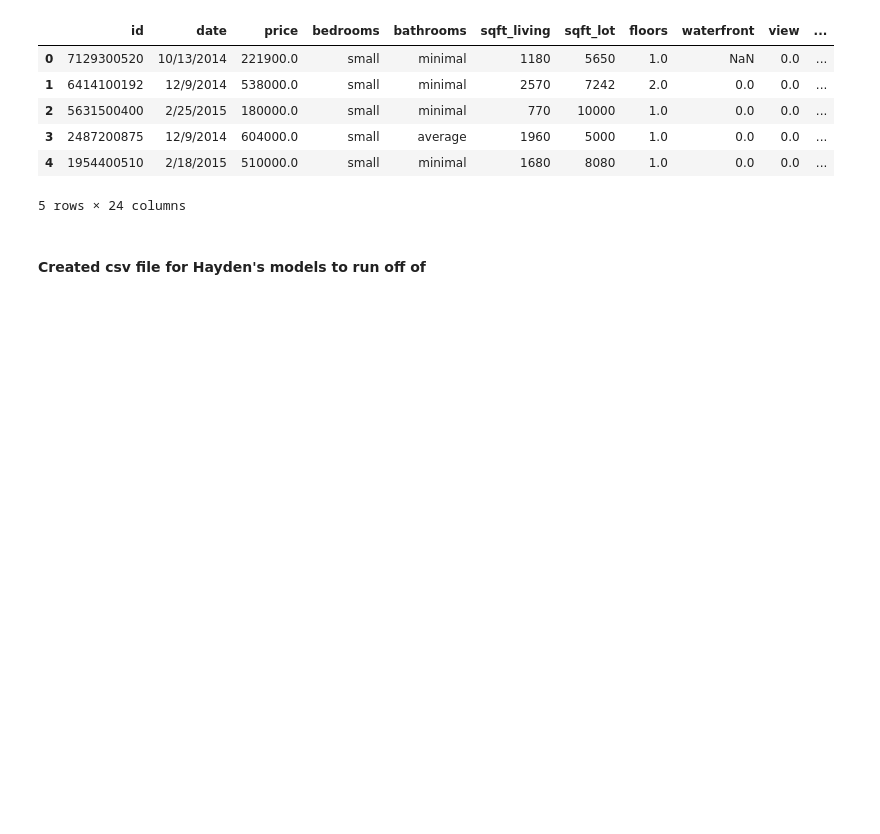
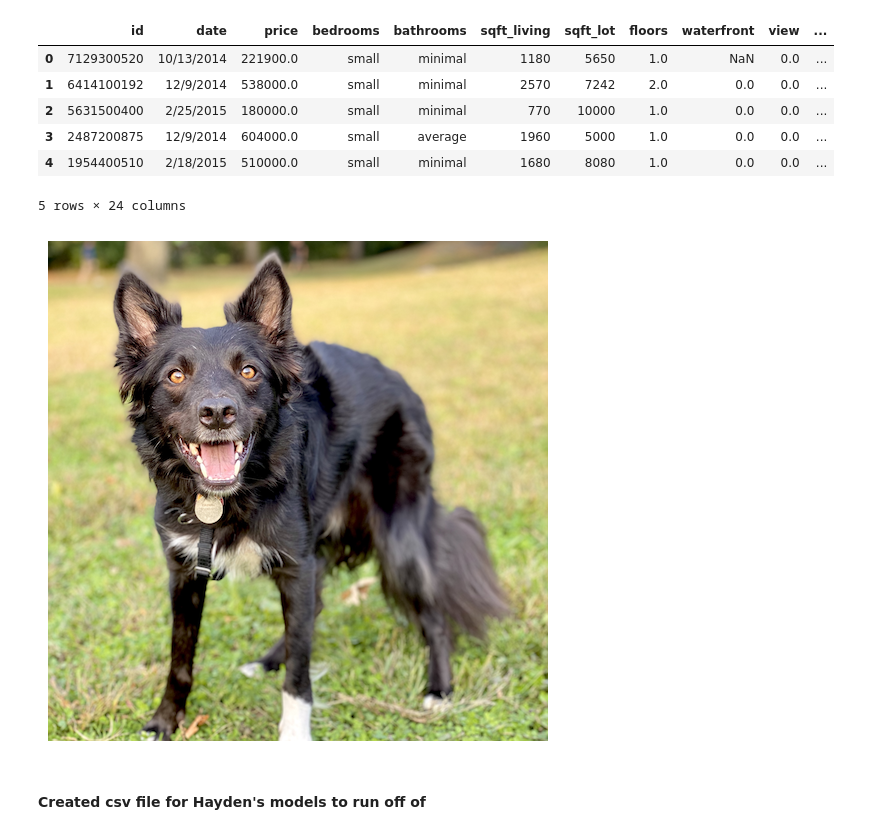
Before and after one commit to Joshua-Hill-Science/linear_regression_project, a Jupyter notebook: notebooks/exploratory/Josh/Josh_First_Exploration.ipynb, the cells around one changed output. Cells and saved outputs as stored; diff of their text form; code cells hidden in the pictures; blank space fills up the shorter version.

```diff
--- a/notebooks/exploratory/Josh/Josh_First_Exploration.ipynb
+++ b/notebooks/exploratory/Josh/Josh_First_Exploration.ipynb
@@ -538,6 +538,10 @@ df_rank.head()
 5 rows × 24 columns
 # %%
 model_df=df_rank.copy()
+# %%
+sns.dogplot(data = model_df)
+# %% [output]
+[figure, added]
 # %% [markdown]
 #### Created csv file for Hayden's models to run off of
 # %%
```
